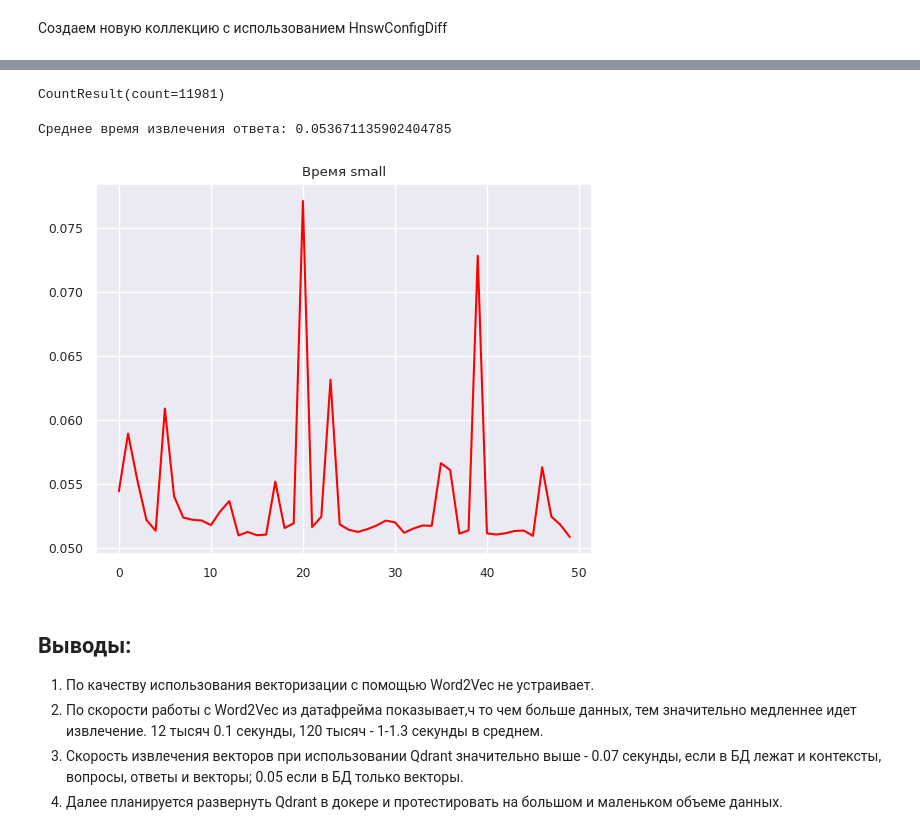
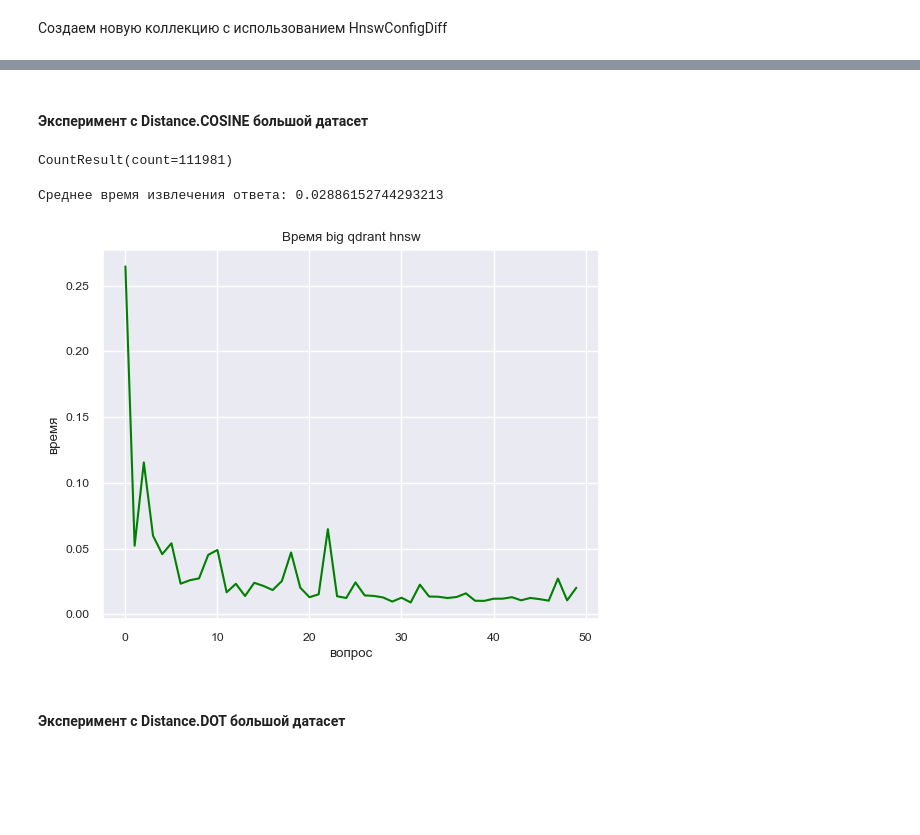
Before and after one commit to AI-YP-24-55-36/team_55_rag_qa, a Jupyter notebook: ipynb_baseline/[experiments][RAG][_neural_bridge_rag_dataset_12000_].ipynb, the cells around one changed output, grey strips where cells are left out. Saved outputs shown, nothing was run; the diff lists cells and outputs as text; code cells hidden in the pictures; blank space fills up the shorter version.

```diff
--- a/ipynb_baseline/[experiments][RAG][_neural_bridge_rag_dataset_12000_].ipynb
+++ b/ipynb_baseline/[experiments][RAG][_neural_bridge_rag_dataset_12000_].ipynb
@@ -910,0 +1030,9 @@ sns.lineplot(t, color="red").set_title("Время small cos");
+# %%
+# Протестируем время извлечения ответов на 50 значениях
+t =  test_q(vectors, 'big_dist')
+mean = sum(t)/len(t)
+result_time['big_dist_qdrant_exact'] = mean
+print('Среднее время извлечения ответа:', mean)
+sns.lineplot(t, color="green").set_title("Время big euc qdrant exact")
+plt.xlabel('вопрос')
+plt.ylabel('время');
@@ -966,7 +1046,0 @@ def test_q(vectors):
-# %%
-# Протестируем время извлечения ответов на 50 значениях
-sns.set_theme(palette ='pastel', font_scale=0.8)
-t =  test_q(vectors)
-mean = sum(t)/len(t)
-print('Среднее время извлечения ответа:', mean)
-sns.lineplot(t, color="red").set_title("Время small");
@@ -996,0 +1088,8 @@ True
+# %%
+t =  test_q(vectors,'small_hnsw')
+mean = sum(t)/len(t)
+result_time['small_cos_qdrant_hnsw'] = mean
+print('Среднее время извлечения ответа:', mean)
+sns.lineplot(t, color="red").set_title("Время small cos qdrant hnsw")
+plt.xlabel('вопрос')
+plt.ylabel('время');
@@ -997 +1143,3 @@ True
+# %% [markdown]
+#### Эксперимент с Distance.COSINE большой датасет
 # %%
@@ -1006,37 +1172,21 @@ qdrant_small_hnsw.upload_points(
     ],
 )
-# %%
-qdrant_small_hnsw.count(
-    collection_name="small",
-    exact=True,
-)
-# %% [output]
-CountResult(count=11981)
-# %%
-def test_q(vectors):
-    plt = []
-    for test_query in vectors:
-        start = time.time()
-        qdrant_small_hnsw.search(
-        collection_name='small',
-        query_vector=test_query,
-        limit=1,)
-        end = time.time()
-        res = end - start
-        plt.append(res)
-    return plt
+# %%
+qdrant.count(
+    collection_name="big_hnsw",
+)
+# %% [output]
+CountResult(count=111981)
 # %%
-t =  test_q(vectors)
+t =  test_q(vectors,'big_hnsw')
 mean = sum(t)/len(t)
+result_time['big_cos_qdrant_hnsw'] = mean
 print('Среднее время извлечения ответа:', mean)
-sns.lineplot(t, color="red").set_title("Время small");
+sns.lineplot(t, color="green").set_title("Время big cos qdrant hnsw")
+plt.xlabel('вопрос')
+plt.ylabel('время');
 # %% [output]
-Среднее время извлечения ответа: 0.053671135902404785
+Среднее время извлечения ответа: 0.02886152744293213
-[figure, old version]
+[figure, new version]
-# %% [markdown]
-## Выводы:
-
-1. По качеству использования векторизации с помощью Word2Vec не устраивает.
-2. По скорости работы с Word2Vec из датафрейма показывает,ч то чем больше данных, тем значительно медленнее идет извлечение. 12 тысяч 0.1 секунды, 120 тысяч - 1-1.3 секунды в среднем.
-3. Скорость извлечения векторов при использовании Qdrant значительно выше  - 0.07 секунды, если в БД лежат и контексты, вопросы, ответы и векторы; 0.05 если в БД только векторы.
-4. Далее планируется развернуть Qdrant в докере и протестировать на большом и маленьком объеме данных.
+# %% [markdown]
+#### Эксперимент с Distance.DOT большой датасет
```
Also changed, not shown: parts of 85 cells of this notebook.
